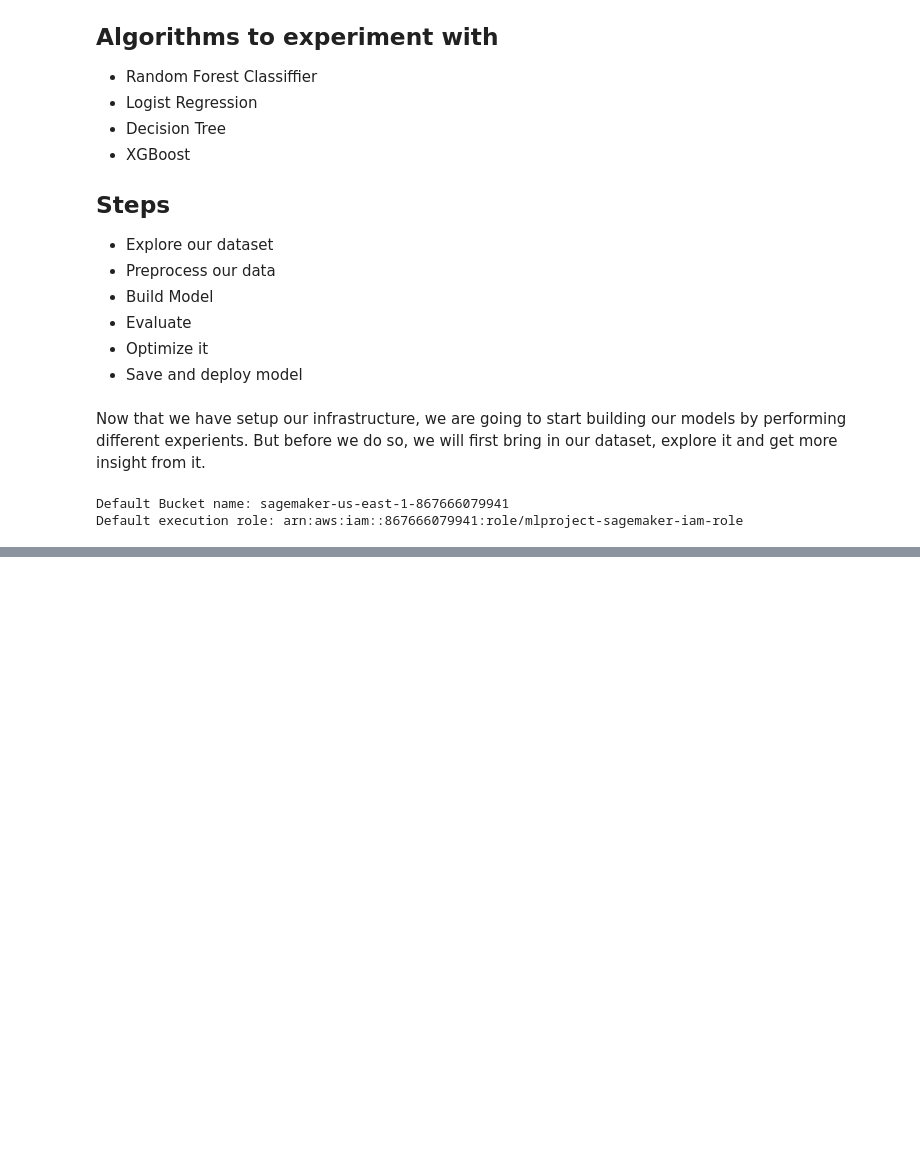
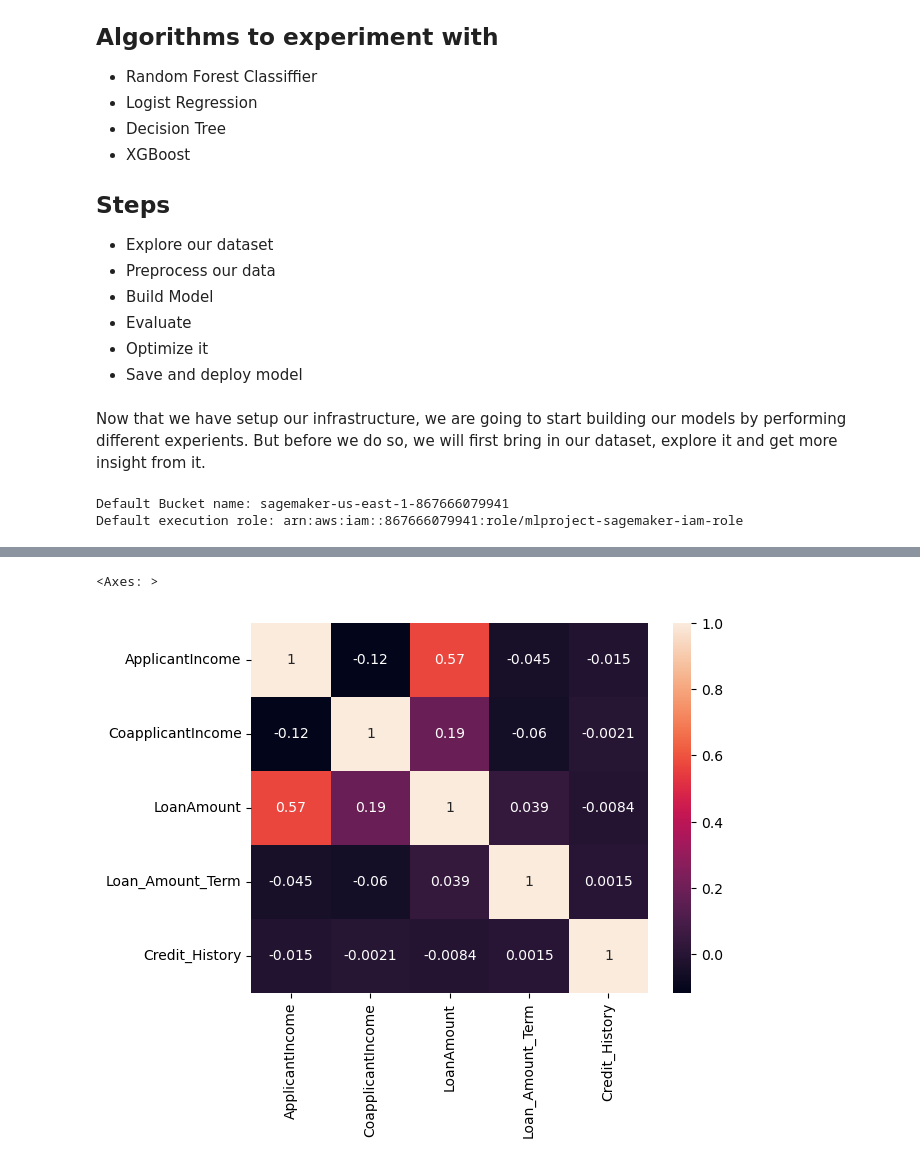
Before and after one commit to RJ-0605/loanapp, a Jupyter notebook: users/bright/notebooks/main.ipynb, the cells around one changed output, grey strips where cells are left out. Drawn from its saved outputs; the diff is of its cells as text; code cells hidden in the pictures; blank space fills up the shorter version.

```diff
--- a/users/bright/notebooks/main.ipynb
+++ b/users/bright/notebooks/main.ipynb
@@ -94,0 +170,5 @@ df.head()
+# %%
+sns.heatmap(df.select_dtypes(exclude=["object", "category"]).corr(), annot=True)
+# %% [output]
+<Axes: >
+[figure, added]
```
Also changed, not shown: parts of 11 cells of this notebook.
